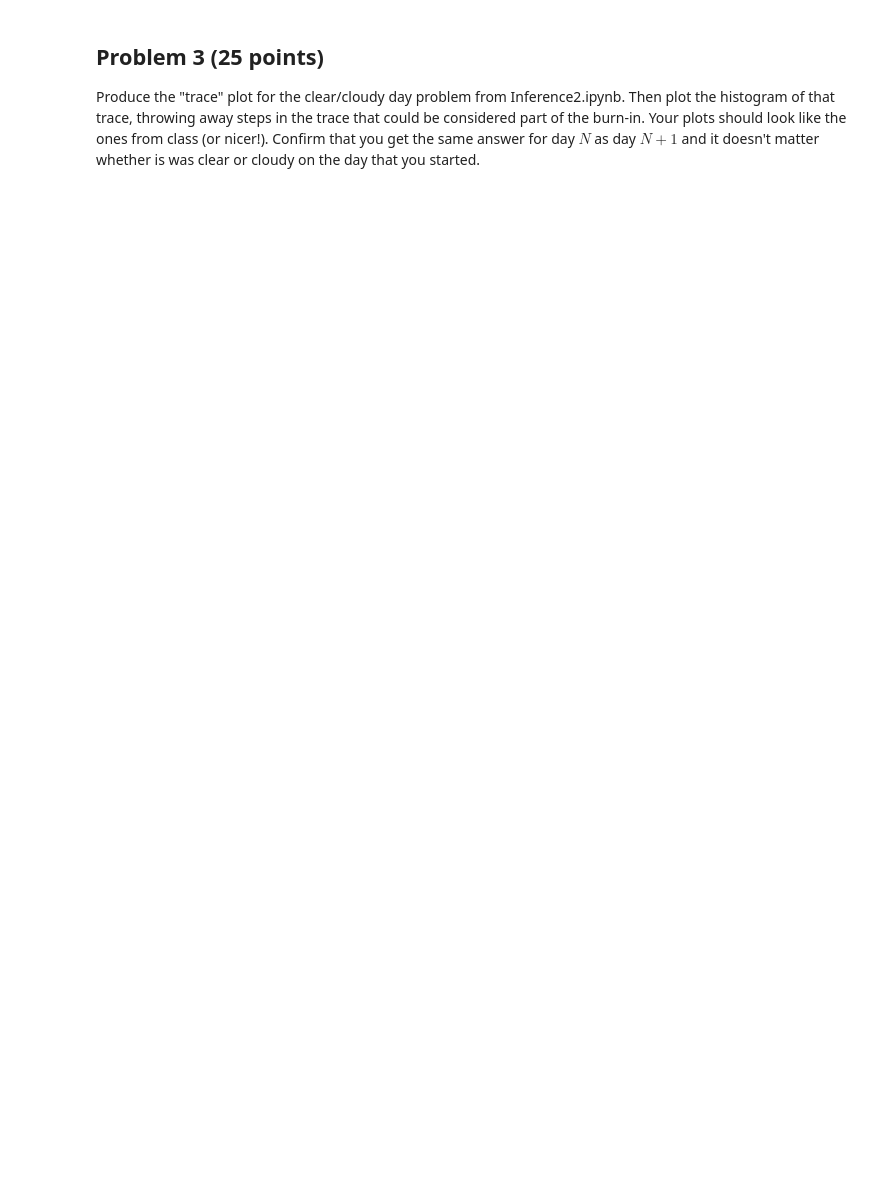
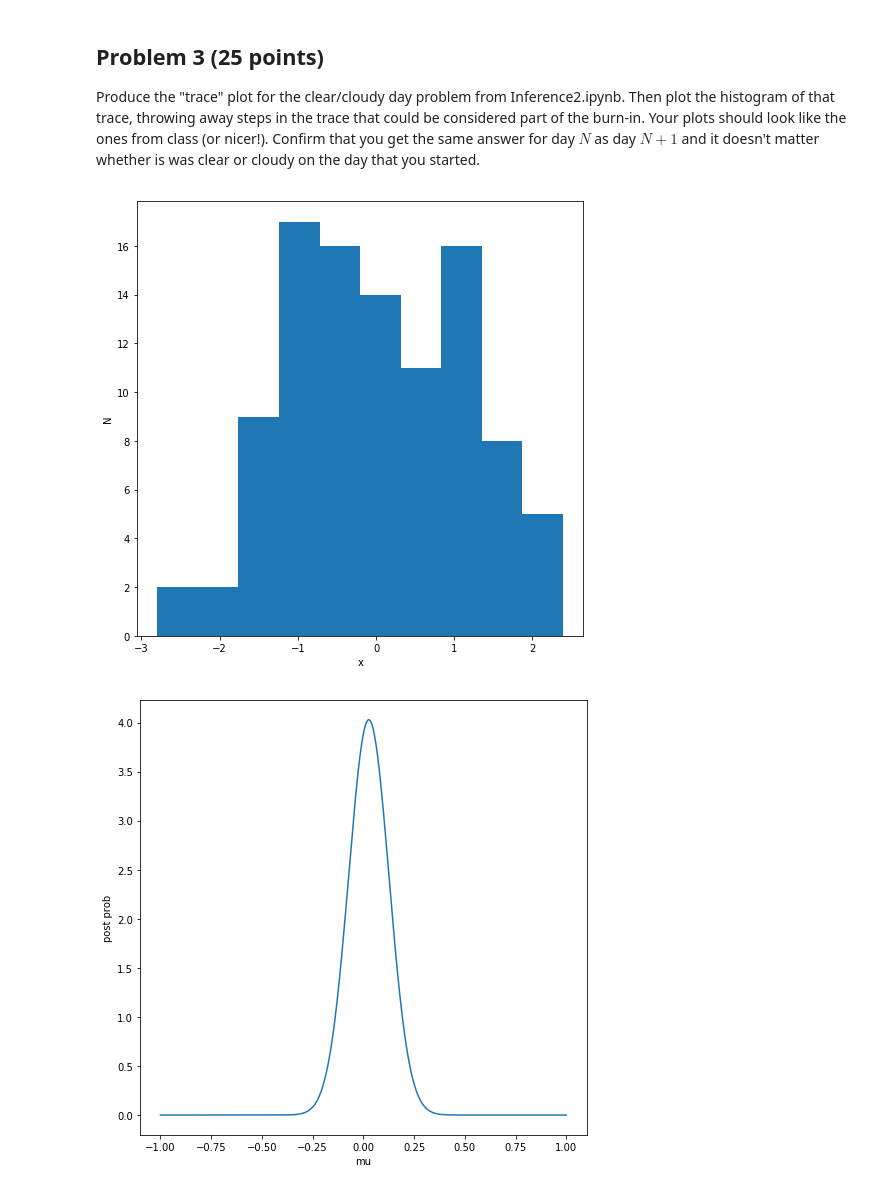
Before and after one commit to PHYST480/homeworks-nanoza, a Jupyter notebook: PHYST480-F18-HW2-DianaSolano-Oropeza.ipynb, the cells around one changed output. Cells and saved outputs as stored; diff of their text form; code cells hidden in the pictures; blank space fills up the shorter version.

```diff
--- a/PHYST480-F18-HW2-DianaSolano-Oropeza.ipynb
+++ b/PHYST480-F18-HW2-DianaSolano-Oropeza.ipynb
@@ -72,7 +108,7 @@ plt.ylabel('N')
 #Execute this cell
 def calc_posterior_analytical(data, xgrid, mu_0, sigma_0):
     sigma = 1.
-    n = len(data)
+    n = len(data) + 1
     #Error-weighted sum of prior and average of data
     mu_post = (mu_0 / sigma_0**2 + data.sum() / sigma**2) / (1. / sigma_0**2 + n / sigma**2)
     var_post = (1. / sigma_0**2 + n / sigma**2)**-1
@@ -150,30 +186,33 @@ def plot_proposal(mu_current, mu_proposal, mu_prior_mu, mu_prior_sd, data, accep
     #sns.distplot(data, kde=False, norm_hist=True, ax=ax2)
     ax2.hist(data,alpha=0.5,normed='True')
     ax2.plot(xgrid, y, color=color)
     ax2.axvline(mu_current, color='b', linestyle='--', label='mu_current')
     ax2.axvline(mu_proposal, color=color, linestyle='--', label='mu_proposal')
     #ax2.title('Proposal {}'.format('accepted' if accepted else 'rejected'))
     ax2.annotate("", xy=(mu_proposal, 0.2), xytext=(mu_current, 0.2),
                  arrowprops=dict(arrowstyle="->", lw=2.))
     ax2.set(title='likelihood(mu=%.2f) = %.2f\nlikelihood(mu=%.2f) = %.2f' % (mu_current, 1e14*likelihood_current, mu_proposal, 1e14*likelihood_proposal))
 
     # Posterior
     posterior_analytical = calc_posterior_analytical(data, xgrid, mu_prior_mu, mu_prior_sd)
     ax3.plot(xgrid, posterior_analytical)
     posterior_current = calc_posterior_analytical(data, mu_current, mu_prior_mu, mu_prior_sd)
     posterior_proposal = calc_posterior_analytical(data, mu_proposal, mu_prior_mu, mu_prior_sd)
     ax3.plot([mu_current] * 2, [0, posterior_current], marker='o', color='b')
     ax3.plot([mu_proposal] * 2, [0, posterior_proposal], marker='o', color=color)
     ax3.annotate("", xy=(mu_proposal, 0.2), xytext=(mu_current, 0.2),
                  arrowprops=dict(arrowstyle="->", lw=2.))
     #x3.set(title=r'prior x likelihood $\propto$ posterior')
     ax3.set(title='posterior(mu=%.2f) = %.5f\nposterior(mu=%.2f) = %.5f' % (mu_current, posterior_current, mu_proposal, posterior_proposal))
 
     if accepted:
         trace.append(mu_proposal)
     else:
         trace.append(mu_current)
     ax4.plot(trace)
     ax4.set(xlabel='iteration', ylabel='mu', title='trace')
     plt.tight_layout()
     #plt.legend()
+# %% [output]
+[figure, added]
+[figure, added]
```
Also changed, not shown: parts of 1 cell of this notebook.
